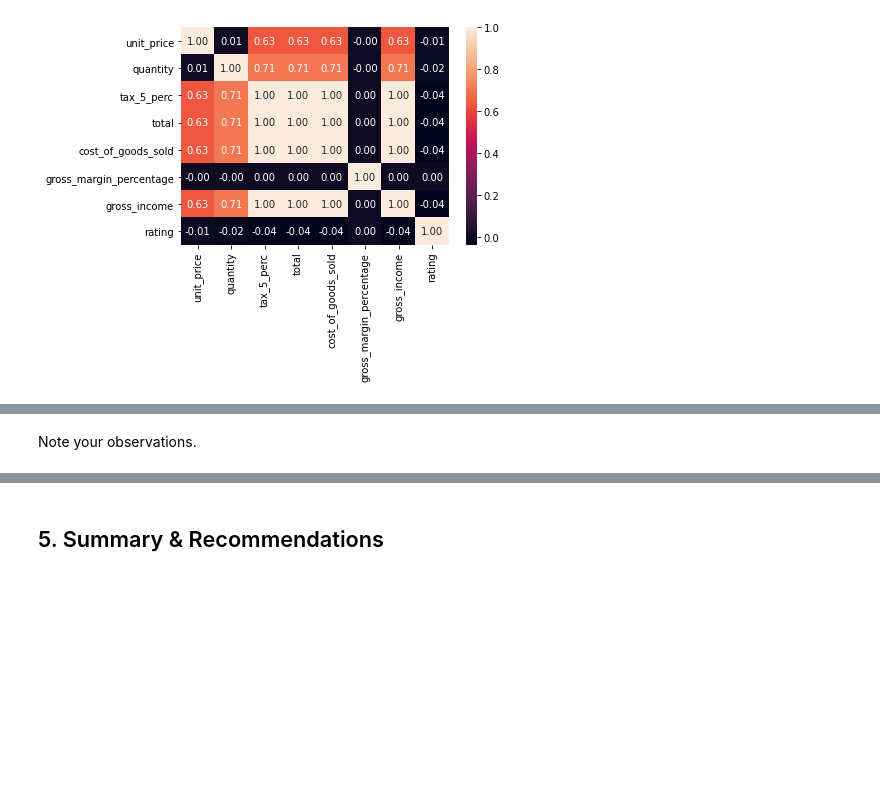
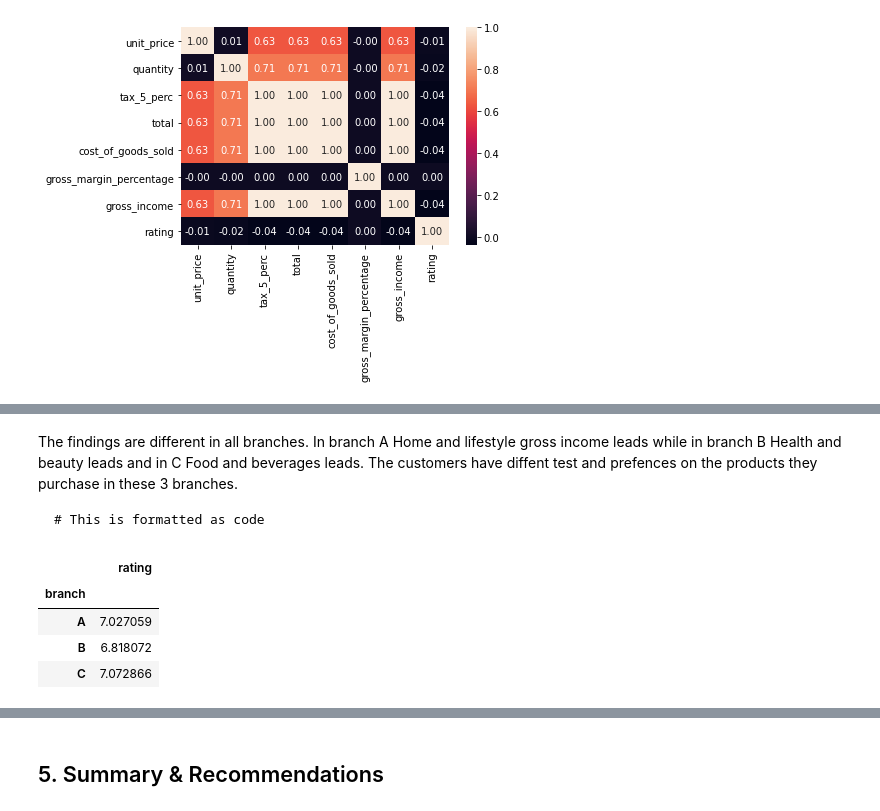
Before and after one commit to loisenjoki/dataScience, a Jupyter notebook: Python_for_Data_Analysis_Dojo_Project.ipynb, the cells around one changed output, grey strips where cells are left out. Saved outputs shown, nothing was run; the diff lists cells and outputs as text; code cells hidden in the pictures; blank space fills up the shorter version.

````diff
--- a/Python_for_Data_Analysis_Dojo_Project.ipynb
+++ b/Python_for_Data_Analysis_Dojo_Project.ipynb
@@ -276,5 +311,17 @@ YOUR CODE HERE
-# %% [markdown]
-Note your observations.
+# %% [markdown]
+
+The findings are different in all branches.
+In branch A  Home and lifestyle gross income leads while in branch B Health and beauty leads and in C  Food and beverages leads. The customers have diffent test and prefences on the products they purchase in these 3 branches.
+
+```
+# This is formatted as code
+```
 # %%
 # create a pivot table to find the average rating per branch
-YOUR CODE HERE
+pd.pivot_table(df, index=['branch'], values=['rating'], aggfunc='mean')
+# %% [output]
+|  | rating |
+| branch |  |
+| A | 7.027059 |
+| B | 6.818072 |
+| C | 7.072866 |
````
Also changed, not shown: parts of 30 cells of this notebook.
